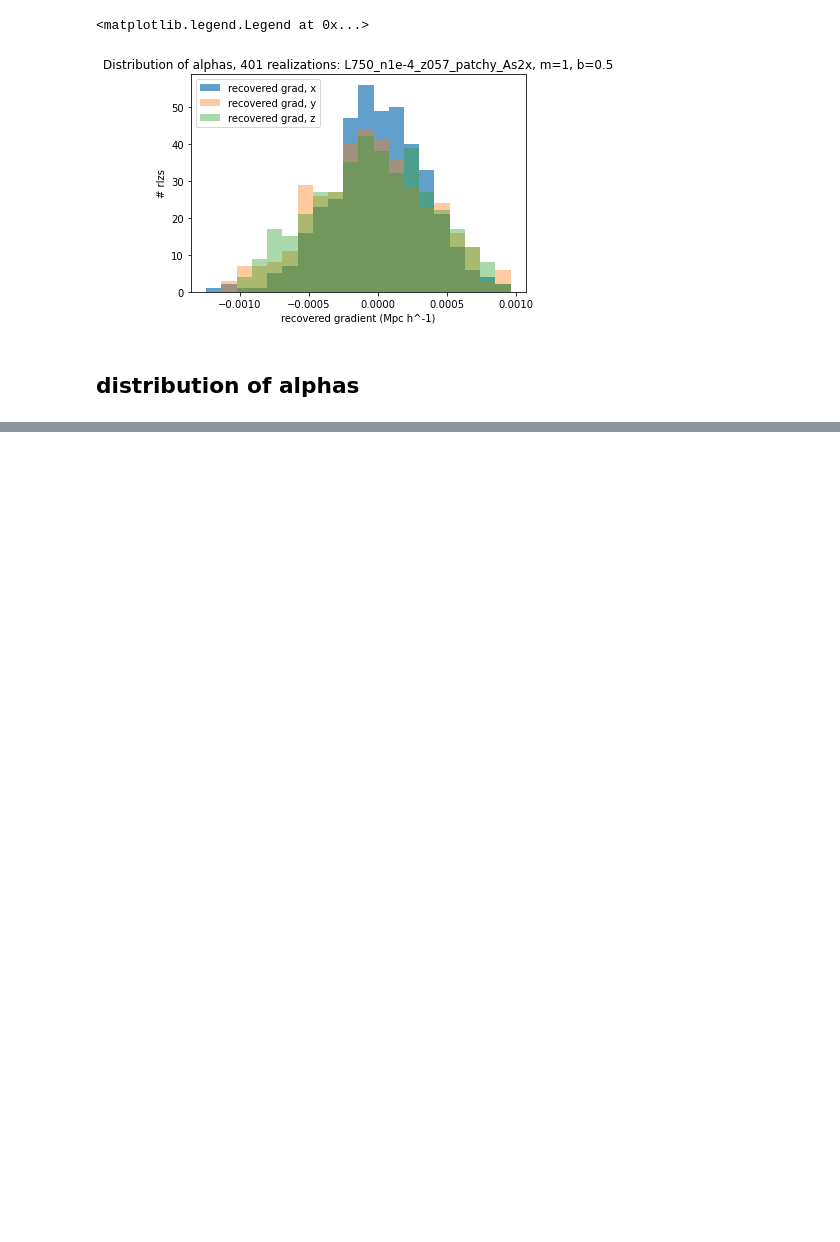
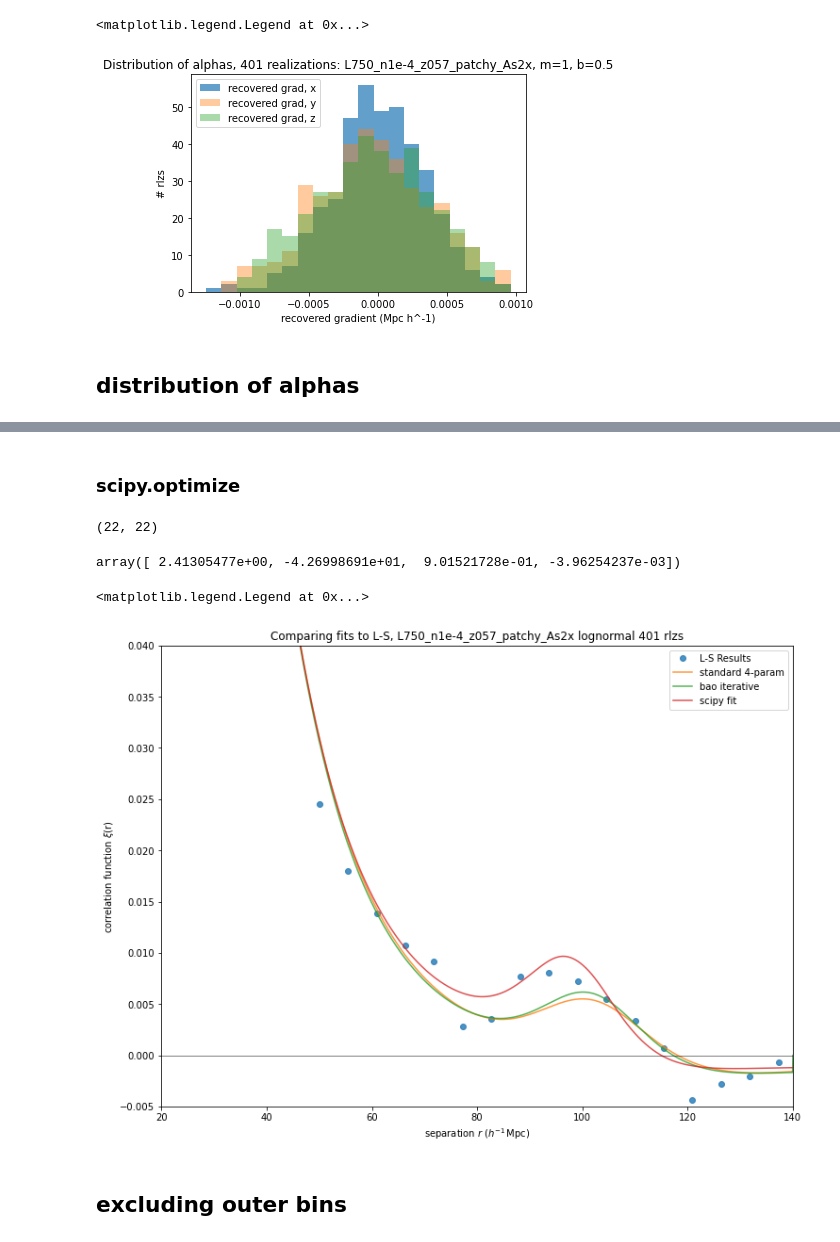
Before and after one commit to abbyw24/CFE_gradients, a Jupyter notebook: notebooks/fourparam_fit.ipynb, the cells around one changed output, grey strips where cells are left out. Cells and saved outputs as stored; diff of their text form; code cells hidden in the pictures; blank space fills up the shorter version.

```diff
--- a/notebooks/fourparam_fit.ipynb
+++ b/notebooks/fourparam_fit.ipynb
@@ -549,8 +563,0 @@ for rlz in rlzs:
-# %%
-bins = 20
-alpha = .7
-plt.hist(standard_chi_squareds, bins=bins, alpha=alpha, label='4-param fit')
-plt.xlabel(r'$\chi^2$')
-plt.ylabel('# rlzs')
-plt.title(f'Distribution of chi_squareds, 401 realizations: {cat_tag}')
-plt.legend()
@@ -559,0 +586,63 @@ plt.legend()
+# %% [markdown]
+### scipy.optimize
+# %%
+# binned results
+ls_results = np.load(os.path.join(data_dir, f'lognormal/xi/ls/{cat_tag}/xi_ls_3x_{cat_tag}_rlz{rlz}_lognormal.npy'), allow_pickle=True)
+r_avg = ls_results[0]
+xi_ls = ls_results[1]
+
+# uncertainties:
+# scipy.optimize can only take in a 1D sigma array as opposed to a full covariance matrix
+nmocks = 401
+nbins = len(r_avg)
+xi_lss = np.empty((nmocks, nbins))
+for rlz in range(nmocks):
+    ls_results = np.load(os.path.join(data_dir, f'lognormal/xi/ls/{cat_tag}/xi_ls_3x_{cat_tag}_rlz{rlz}_lognormal.npy'), allow_pickle=True)
+    r_avg = ls_results[0]
+    xi_lss[rlz] = ls_results[1]
+cov = np.cov(xi_lss.T)
+print(cov.shape)
+# %% [output]
+(22, 22)
+# %%
+# scipy.optimize.curve_fit(func, xdata, ydata, x0, sigma)
+# the function we want to fit to is xi_bestfit (imported from fourparam_fit.py); but to fit the right form for the fit,
+#    we need to define xi_mod separately instead of calling it as a parameter
+
+def func(r, B_sq, a1, a2, a3):
+    alpha = bestfit_alpha
+    xi_mod = cf_model(alpha*r, cosmo_base=None, redshift=0.57, bias=2.0)
+
+    xi_bestfit = B_sq*xi_mod + a1/r**2 + a2/r + a3
+    return xi_bestfit
+
+p0 = np.array([B_sq, a1, a2, a3])
+
+scipy_params, _ = scipy.optimize.curve_fit(func, r_avg, xi_ls, p0=p0, sigma=cov)
+# %%
+scipy_params
+# %% [output]
+array([ 2.41305477e+00, -4.26998691e+01,  9.01521728e-01, -3.96254237e-03])
+# %%
+B_sq_s, a1_s, a2_s, a3_s = scipy_params
+scipy_fit = func(r_fine, B_sq_s, a1_s, a2_s, a3_s)
+# %%
+fig, ax = plt.subplots(figsize=(12,9))
+
+plt.plot(r_avg, xi_ls, marker='o', ls='None', alpha=0.8, label=f'L-S Results')
+plt.plot(r_fine, fit_avg, lw=1.5, alpha=0.8, label=f'standard 4-param')
+plt.plot(rcont, baoits_avg, lw=1.5, alpha=0.8, label='bao iterative')
+plt.plot(r_fine, scipy_fit, alpha=0.8, label='scipy fit')
+
+ax.set_xlim(20, 140)
+ax.set_ylim(-.005, 0.04)
+plt.axhline(0, color="k", alpha=0.5, lw=1)
+ax.set_xlabel(r'separation $r$ ($h^{-1}\,$Mpc)')
+ax.set_ylabel(r'correlation function $\xi$(r)')
+ax.set_title(f'Comparing fits to L-S, {cat_tag} lognormal 401 rlzs')
+plt.legend()
+# %% [output]
+<matplotlib.legend.Legend at 0x...>
+[figure, added]
+# %% [markdown]
+## excluding outer bins
```
Also changed, not shown: parts of 20 cells of this notebook, 8 other files.
